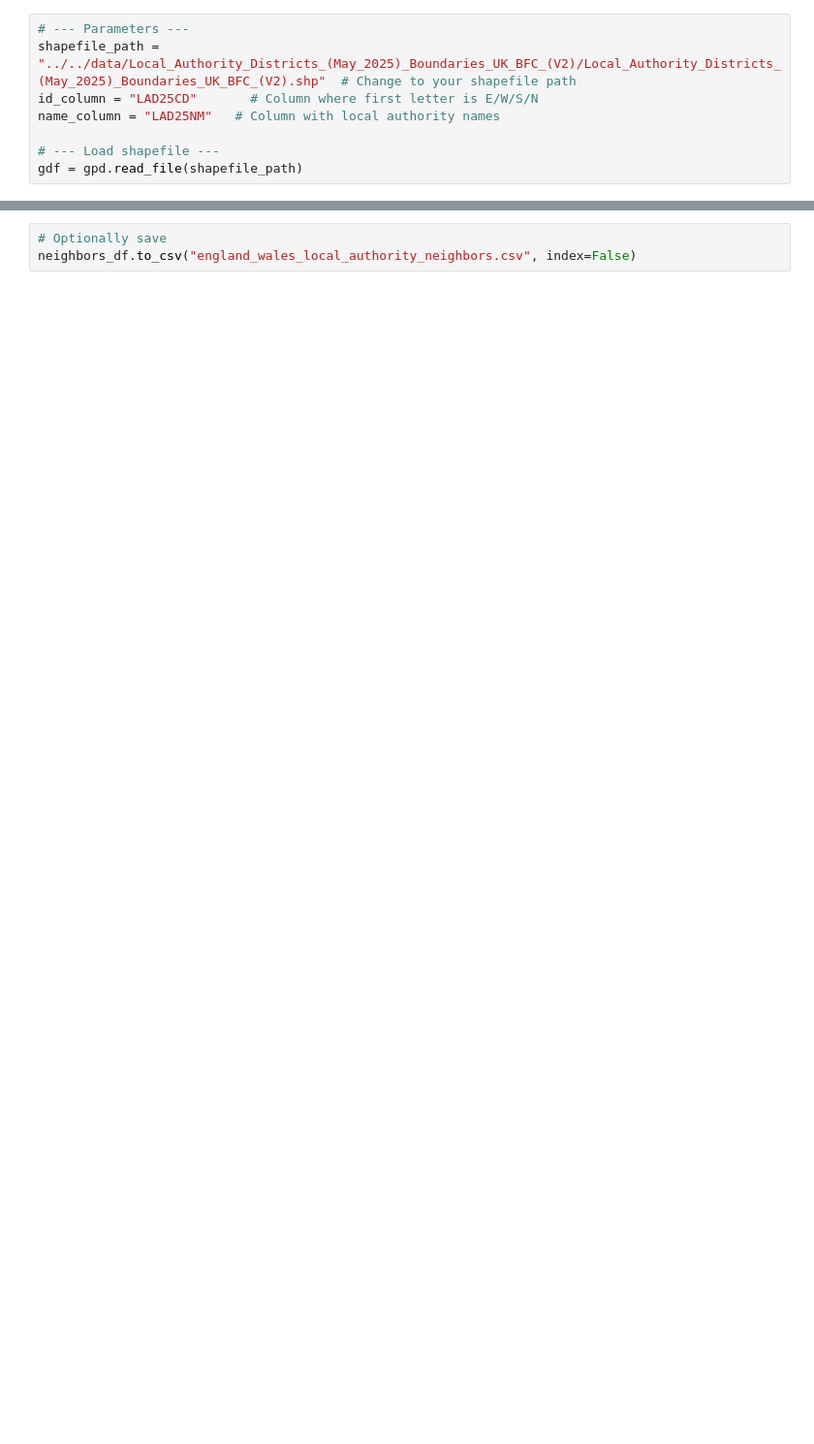
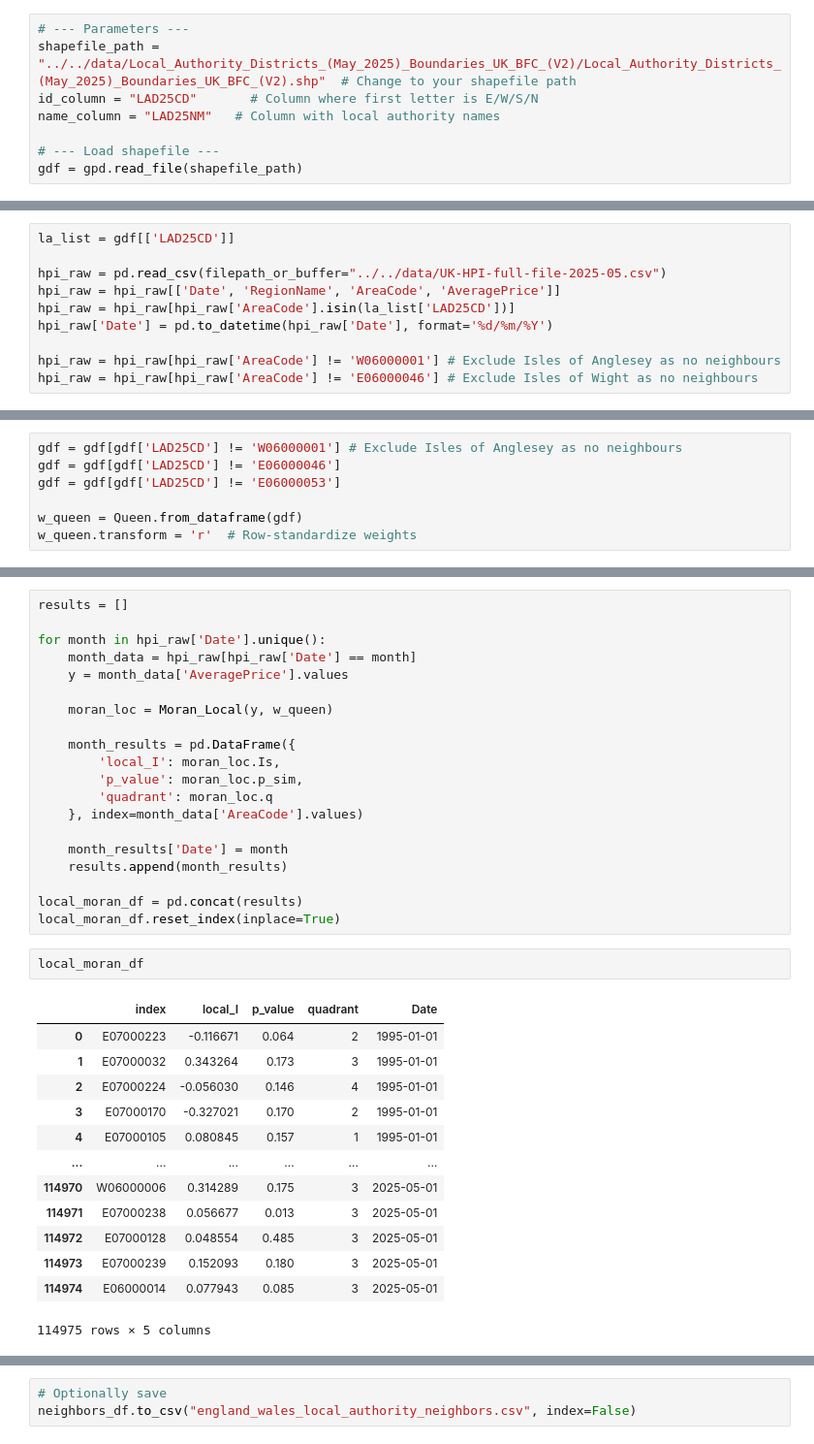
Before and after one commit to sxl634/UK-average-house-price-prediction, a Jupyter notebook: notebooks/data preprocessing/1_bordering las.ipynb, the cells around one changed output, grey strips where cells are left out. Shown at 97% size. Drawn from its saved outputs; the diff is of its cells as text; blank space fills up the shorter version.

```diff
--- a/notebooks/data preprocessing/1_bordering las.ipynb
+++ b/notebooks/data preprocessing/1_bordering las.ipynb
@@ -65,0 +52,10 @@ print(neighbors_df)
+# %%
+la_list = gdf[['LAD25CD']]
+
+hpi_raw = pd.read_csv(filepath_or_buffer="../../data/UK-HPI-full-file-2025-05.csv")
+hpi_raw = hpi_raw[['Date', 'RegionName', 'AreaCode', 'AveragePrice']]
+hpi_raw = hpi_raw[hpi_raw['AreaCode'].isin(la_list['LAD25CD'])]
+hpi_raw['Date'] = pd.to_datetime(hpi_raw['Date'], format='%d/%m/%Y')
+
+hpi_raw = hpi_raw[hpi_raw['AreaCode'] != 'W06000001'] # Exclude Isles of Anglesey as no neighbours
+hpi_raw = hpi_raw[hpi_raw['AreaCode'] != 'E06000046'] # Exclude Isles of Wight as no neighbours
@@ -65,0 +103,7 @@ print(neighbors_df)
+# %%
+gdf = gdf[gdf['LAD25CD'] != 'W06000001'] # Exclude Isles of Anglesey as no neighbours
+gdf = gdf[gdf['LAD25CD'] != 'E06000046']
+gdf = gdf[gdf['LAD25CD'] != 'E06000053']
+
+w_queen = Queen.from_dataframe(gdf)
+w_queen.transform = 'r'  # Row-standardize weights
@@ -65,0 +116,36 @@ print(neighbors_df)
+# %%
+results = []
+
+for month in hpi_raw['Date'].unique():
+    month_data = hpi_raw[hpi_raw['Date'] == month]
+    y = month_data['AveragePrice'].values
+
+    moran_loc = Moran_Local(y, w_queen)
+
+    month_results = pd.DataFrame({
+        'local_I': moran_loc.Is,
+        'p_value': moran_loc.p_sim,
+        'quadrant': moran_loc.q
+    }, index=month_data['AreaCode'].values)
+
+    month_results['Date'] = month
+    results.append(month_results)
+
+local_moran_df = pd.concat(results)
+local_moran_df.reset_index(inplace=True)
+# %%
+local_moran_df
+# %% [output]
+|  | index | local_I | p_value | quadrant | Date |
+| 0 | E07000223 | -0.116671 | 0.064 | 2 | 1995-01-01 |
+| 1 | E07000032 | 0.343264 | 0.173 | 3 | 1995-01-01 |
+| 2 | E07000224 | -0.056030 | 0.146 | 4 | 1995-01-01 |
+| 3 | E07000170 | -0.327021 | 0.170 | 2 | 1995-01-01 |
+| 4 | E07000105 | 0.080845 | 0.157 | 1 | 1995-01-01 |
+| ... | ... | ... | ... | ... | ... |
+| 114970 | W06000006 | 0.314289 | 0.175 | 3 | 2025-05-01 |
+| 114971 | E07000238 | 0.056677 | 0.013 | 3 | 2025-05-01 |
+| 114972 | E07000128 | 0.048554 | 0.485 | 3 | 2025-05-01 |
+| 114973 | E07000239 | 0.152093 | 0.180 | 3 | 2025-05-01 |
+| 114974 | E06000014 | 0.077943 | 0.085 | 3 | 2025-05-01 |
+114975 rows × 5 columns
```
Also changed, not shown: parts of 12 cells of this notebook, 1 other file.
